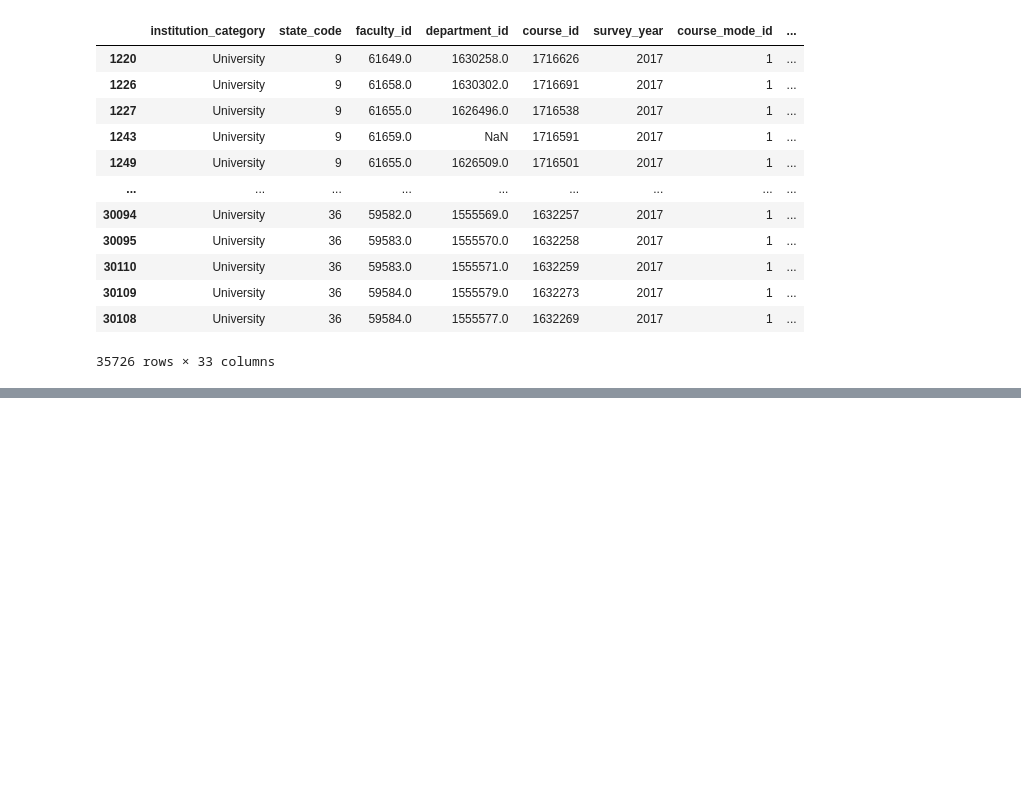
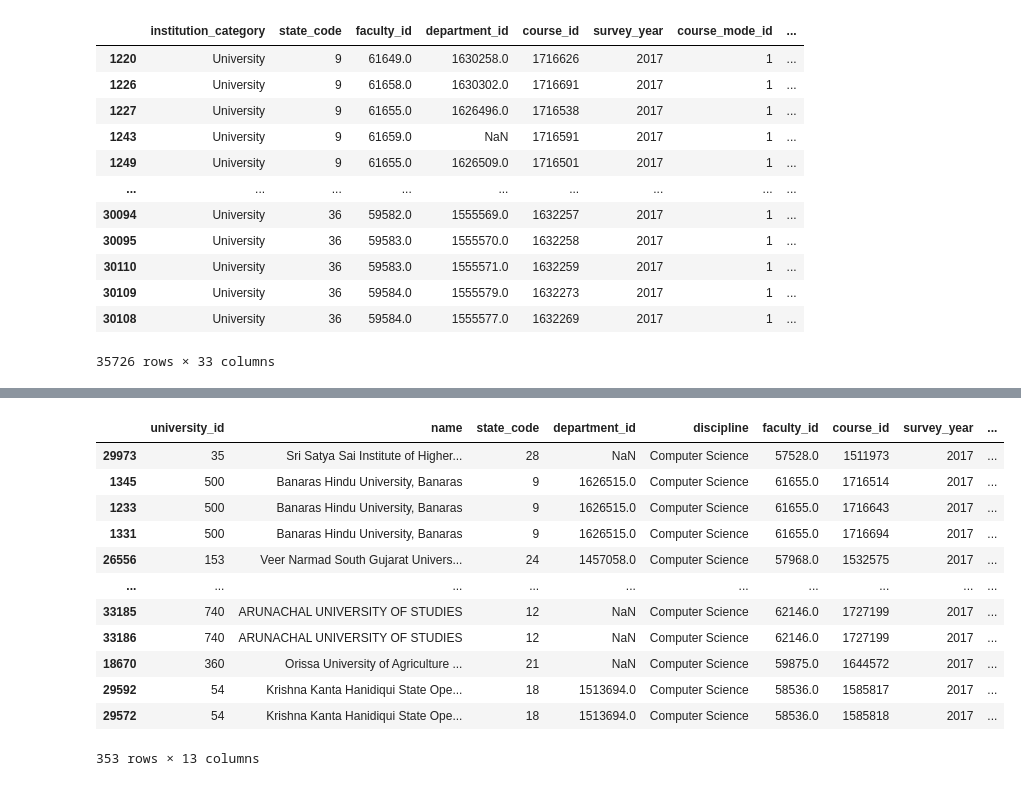
Before and after one commit to jainharsh8506/SIH2022, a Jupyter notebook: Hello/university_2017.ipynb, the cells around one changed output, grey strips where cells are left out. Saved outputs shown, nothing was run; the diff lists cells and outputs as text; code cells hidden in the pictures; blank space fills up the shorter version.

```diff
--- a/Hello/university_2017.ipynb
+++ b/Hello/university_2017.ipynb
@@ -697,0 +704,17 @@ df_uni_accr_infra_exam_sort_u_2017.head(20)
+# %%
+df_uni_disc_com_u_2017=df_uni_accr_infrastructure_u_2017.loc[df_uni_accr_infrastructure_u_2017['discipline']=='Computer Science']
+df_uni_disc_com_u_2017
+# %% [output]
+|  | university_id | name | state_code | department_id | discipline | faculty_id | course_id | survey_year | ... |
+| 29973 | 35 | Sri Satya Sai Institute of Higher... | 28 | NaN | Computer Science | 57528.0 | 1511973 | 2017 | ... |
+| 1345 | 500 | Banaras Hindu University, Banaras | 9 | 1626515.0 | Computer Science | 61655.0 | 1716514 | 2017 | ... |
+| 1233 | 500 | Banaras Hindu University, Banaras | 9 | 1626515.0 | Computer Science | 61655.0 | 1716643 | 2017 | ... |
+| 1331 | 500 | Banaras Hindu University, Banaras | 9 | 1626515.0 | Computer Science | 61655.0 | 1716694 | 2017 | ... |
+| 26556 | 153 | Veer Narmad South Gujarat Univers... | 24 | 1457058.0 | Computer Science | 57968.0 | 1532575 | 2017 | ... |
+| ... | ... | ... | ... | ... | ... | ... | ... | ... | ... |
+| 33185 | 740 | ARUNACHAL UNIVERSITY OF STUDIES | 12 | NaN | Computer Science | 62146.0 | 1727199 | 2017 | ... |
+| 33186 | 740 | ARUNACHAL UNIVERSITY OF STUDIES | 12 | NaN | Computer Science | 62146.0 | 1727199 | 2017 | ... |
+| 18670 | 360 | Orissa University of Agriculture ... | 21 | NaN | Computer Science | 59875.0 | 1644572 | 2017 | ... |
+| 29592 | 54 | Krishna Kanta Hanidiqui State Ope... | 18 | 1513694.0 | Computer Science | 58536.0 | 1585817 | 2017 | ... |
+| 29572 | 54 | Krishna Kanta Hanidiqui State Ope... | 18 | 1513694.0 | Computer Science | 58536.0 | 1585818 | 2017 | ... |
+353 rows × 13 columns
```
Also changed, not shown: parts of 7 cells of this notebook, 1 other file.
